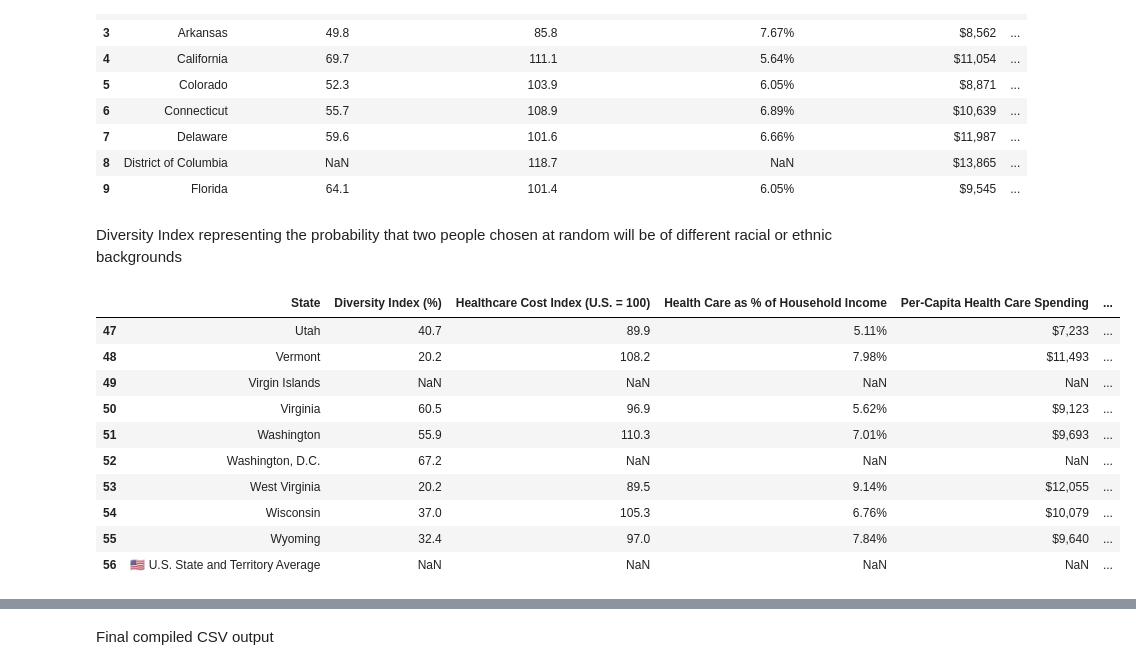
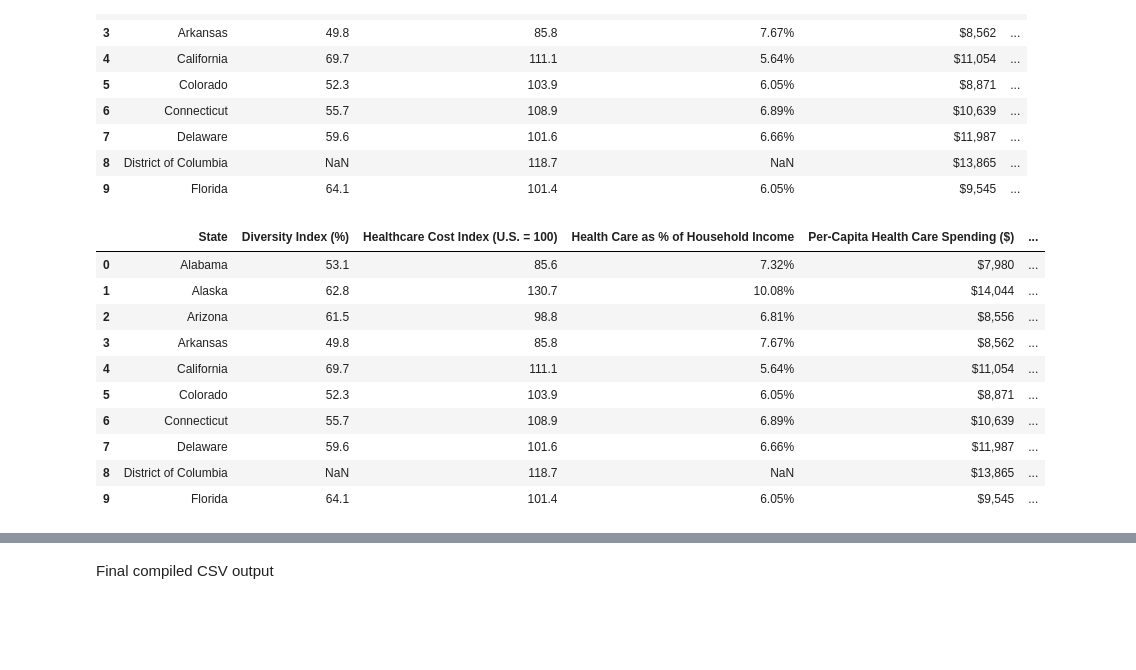
Before and after one commit to maxwellicharia/US-State-Health-Data-Analysis, a Jupyter notebook: US States Health Analysis.ipynb, the cells around one changed output, grey strips where cells are left out. Saved outputs shown, nothing was run; the diff lists cells and outputs as text; code cells hidden in the pictures; blank space fills up the shorter version.

```diff
--- a/US States Health Analysis.ipynb
+++ b/US States Health Analysis.ipynb
@@ -8,6 +9,8 @@ import matplotlib as mpl
 from functools import reduce
 # %% [markdown]
 Creating dataframes for all the csv files to be Analysed and merged after cleaning
+# %%
+pd.set_option("display.max.columns", None)
 # %%
 diverse_states_df = pd.read_csv('diverse_states.csv')
 expensive_states_df = pd.read_csv('expensive_states_healthcare.csv')
@@ -47,19 +50,21 @@ df_merged.head(10)
 | 7 | Delaware | 59.6 | 101.6 | 6.66% | $11,987 | ... |
 | 8 | District of Columbia | NaN | 118.7 | NaN | $13,865 | ... |
 | 9 | Florida | 64.1 | 101.4 | 6.05% | $9,545 | ... |
-# %% [markdown]
-Diversity Index representing the probability that two people chosen at random will be of different racial or ethnic backgrounds
+# %%
+df_merged.rename(columns={'Overall Score 2025': 'Health Score', 'Adult Obesity Rate (2024)': 'Adult Obesity (%)',
+                          'Per-Capita Health Care Spending':'Per-Capita Health Care Spending ($)'},
+                 inplace=True) # Changed column names to properly reflect column data
 # %%
-df_merged.tail(10)
+df_merged.head(10)
 # %% [output]
-|  | State | Diversity Index (%) | Healthcare Cost Index (U.S. = 100) | Health Care as % of Household Income | Per-Capita Health Care Spending | ... |
-| 47 | Utah | 40.7 | 89.9 | 5.11% | $7,233 | ... |
-| 48 | Vermont | 20.2 | 108.2 | 7.98% | $11,493 | ... |
-| 49 | Virgin Islands | NaN | NaN | NaN | NaN | ... |
-| 50 | Virginia | 60.5 | 96.9 | 5.62% | $9,123 | ... |
-| 51 | Washington | 55.9 | 110.3 | 7.01% | $9,693 | ... |
-| 52 | Washington, D.C. | 67.2 | NaN | NaN | NaN | ... |
-| 53 | West Virginia | 20.2 | 89.5 | 9.14% | $12,055 | ... |
-| 54 | Wisconsin | 37.0 | 105.3 | 6.76% | $10,079 | ... |
-| 55 | Wyoming | 32.4 | 97.0 | 7.84% | $9,640 | ... |
-| 56 | 🇺🇸 U.S. State and Territory Average | NaN | NaN | NaN | NaN | ... |
+|  | State | Diversity Index (%) | Healthcare Cost Index (U.S. = 100) | Health Care as % of Household Income | Per-Capita Health Care Spending ($) | ... |
+| 0 | Alabama | 53.1 | 85.6 | 7.32% | $7,980 | ... |
+| 1 | Alaska | 62.8 | 130.7 | 10.08% | $14,044 | ... |
+| 2 | Arizona | 61.5 | 98.8 | 6.81% | $8,556 | ... |
+| 3 | Arkansas | 49.8 | 85.8 | 7.67% | $8,562 | ... |
+| 4 | California | 69.7 | 111.1 | 5.64% | $11,054 | ... |
+| 5 | Colorado | 52.3 | 103.9 | 6.05% | $8,871 | ... |
+| 6 | Connecticut | 55.7 | 108.9 | 6.89% | $10,639 | ... |
+| 7 | Delaware | 59.6 | 101.6 | 6.66% | $11,987 | ... |
+| 8 | District of Columbia | NaN | 118.7 | NaN | $13,865 | ... |
+| 9 | Florida | 64.1 | 101.4 | 6.05% | $9,545 | ... |
```
Also changed, not shown: parts of 9 cells of this notebook, 1 other file.
